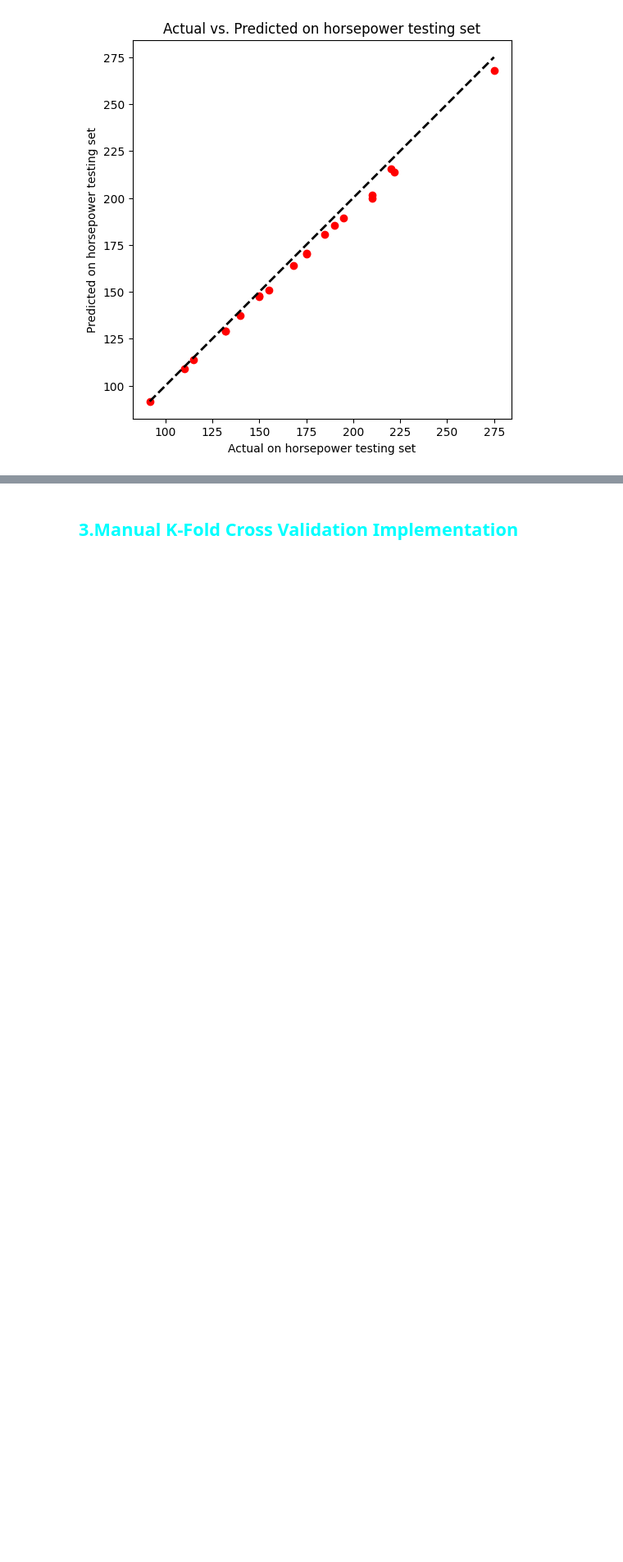
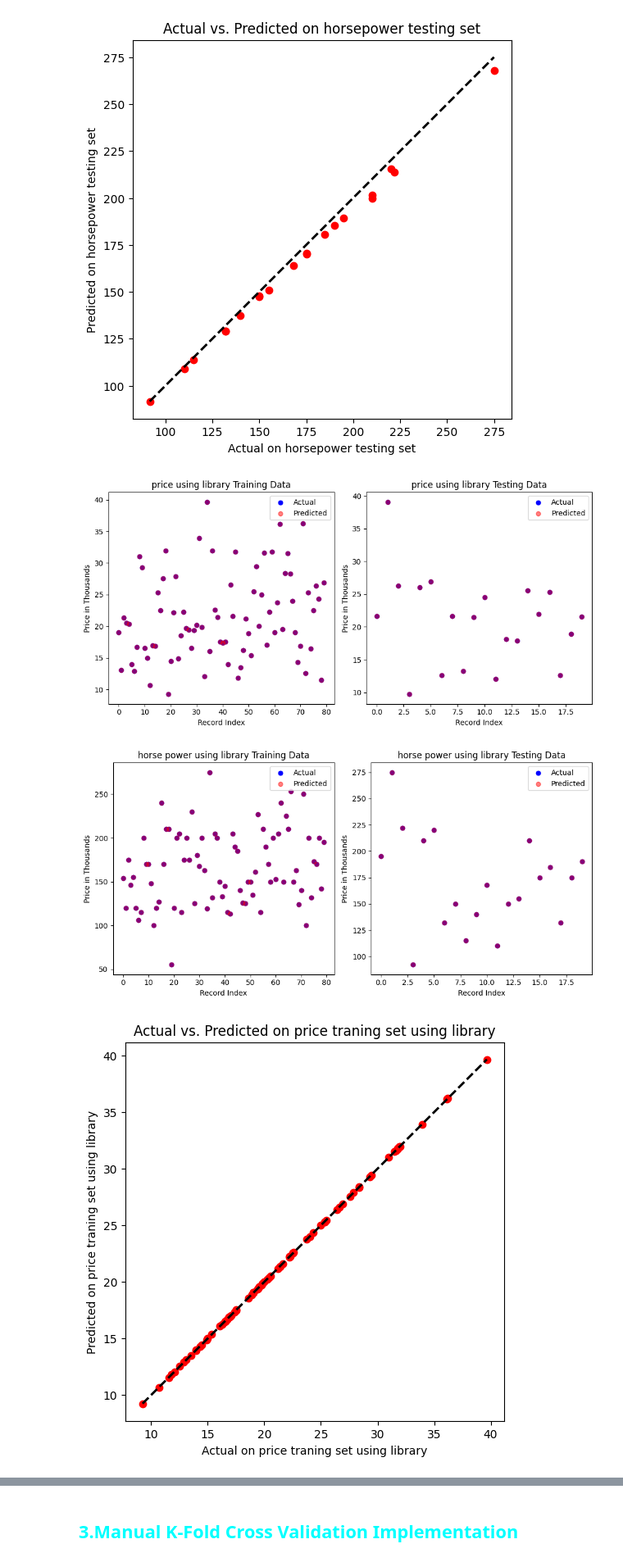
Before and after one commit to SoheilHajianManesh/Data-Sciense-Course-Projects, a Jupyter notebook: CA5/CA5.ipynb, the cells around one changed output, grey strips where cells are left out. Shown at 82% size. Cells and saved outputs as stored; diff of their text form; code cells hidden in the pictures; blank space fills up the shorter version.

```diff
--- a/CA5/CA5.ipynb
+++ b/CA5/CA5.ipynb
@@ -701,3 +701,14 @@ plotActualVsPredicted(hpyTest , hpyTestPred , "on horsepower testing set")
 [figure]
 [figure]
 [figure]
+# %%
+plotScatter(libyTrainPred, libyTestPred, yTrain, yTest , "price using library")
+plotScatter(hpLibyTrainPred, hpLibyTestPred, hpyTrain, hpyTest, "horse power using library")
+plotActualVsPredicted(yTrain , libyTrainPred , "on price traning set using library")
+plotActualVsPredicted(yTest , libyTestPred , "on price testing set using library")
+plotActualVsPredicted(hpyTrain , hpLibyTrainPred , "on horsepower traning set using library")
+plotActualVsPredicted(hpyTest , hpLibyTestPred , "on horsepower testing set using library")
+# %% [output]
+[figure, added]
+[figure, added]
+[figure, added]
```
Also changed, not shown: parts of 2 cells of this notebook.
